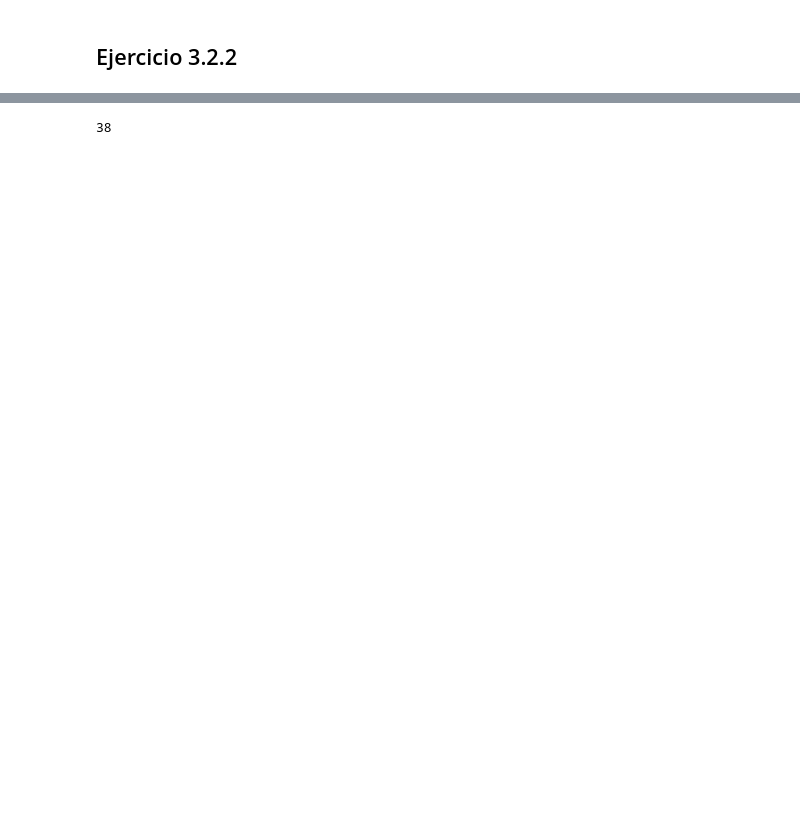
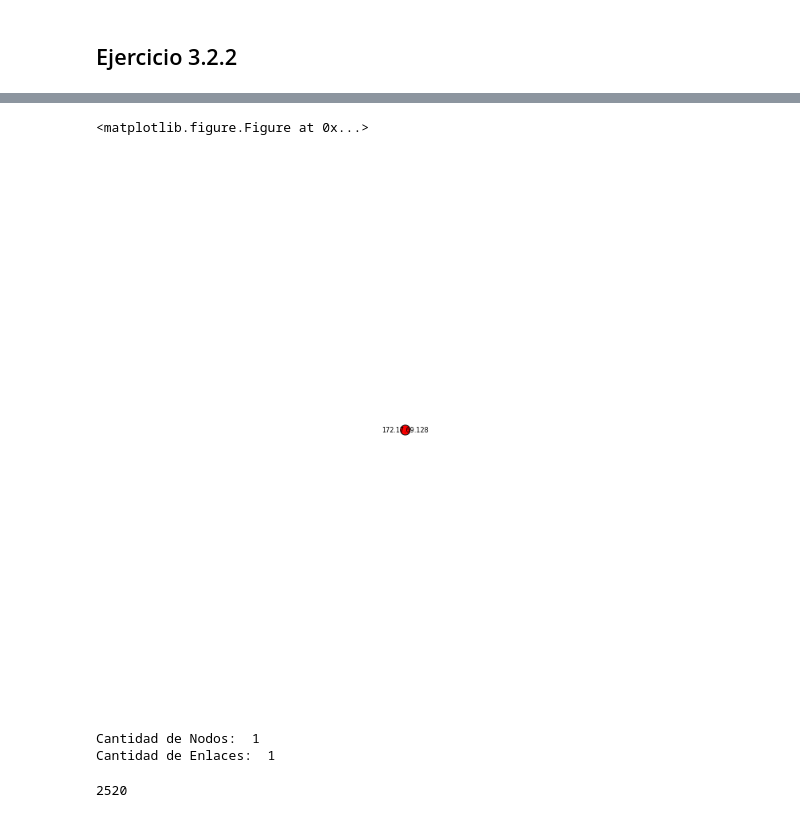
Before and after one commit to calasius/redes, a Jupyter notebook: cgauna/pruebas-scapy.ipynb, the cells around one changed output, grey strips where cells are left out. Drawn from its saved outputs; the diff is of its cells as text; code cells hidden in the pictures; blank space fills up the shorter version.

```diff
--- a/cgauna/pruebas-scapy.ipynb
+++ b/cgauna/pruebas-scapy.ipynb
@@ -140,4 +32,22 @@ dtype: float64
+# %%
+import pylab
+A, etiquetas = crear_grafo(who_has_packages, fuente_s2.value_counts())
+plt.figure(2)
+plt.figure(3,figsize=(12,12))
+
+pos=nx.spring_layout(A)
+nx.draw_networkx_labels(A,pos,etiquetas,node_size=60,font_size=8)
+nx.draw(A,pos,node_size=150,font_size=8)
+pylab.show()
+
+print "Cantidad de Nodos: ", A.number_of_nodes()
+print "Cantidad de Enlaces: ", A.number_of_edges()
+# %% [output]
+<matplotlib.figure.Figure at 0x...>
+[figure, added]
+Cantidad de Nodos:  1
+Cantidad de Enlaces:  1
 # %%
-len(arp_packages)
+len(who_has_packages)
 # %% [output]
-38
+2520
```
Also changed, not shown: parts of 31 cells of this notebook, 7 other files.
